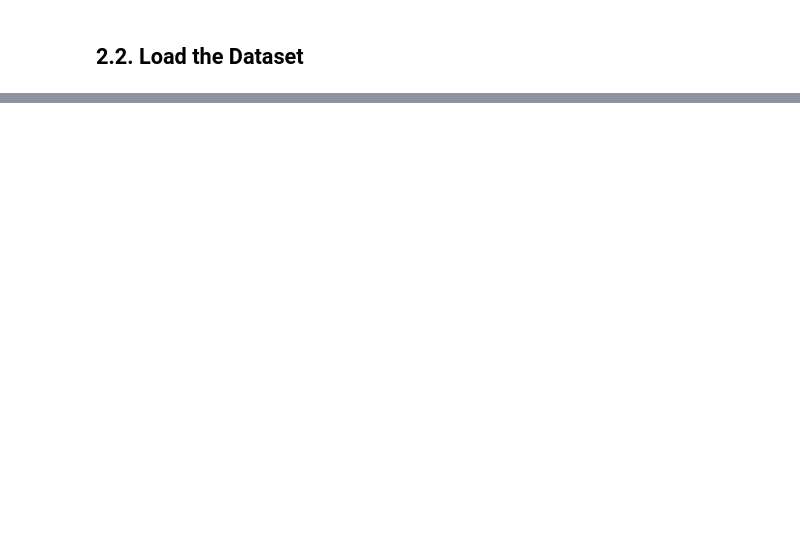
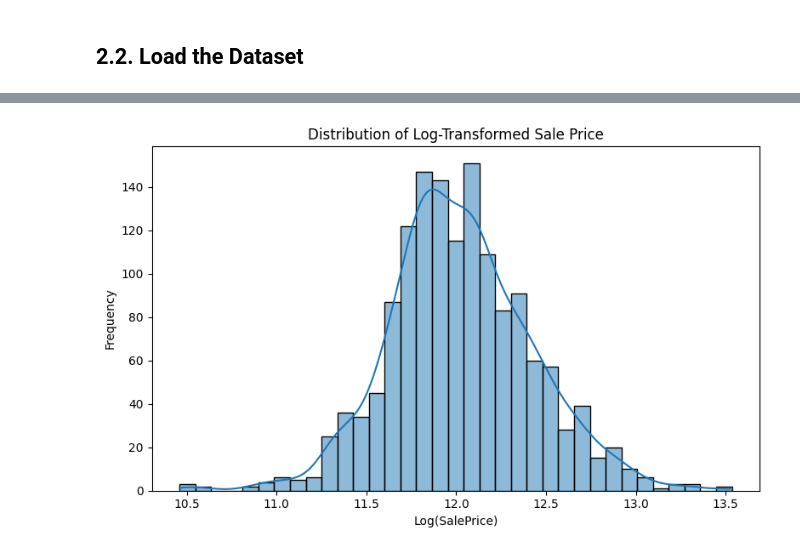
Before and after one commit to sgirabin/nyp-iti103-assignment, a Jupyter notebook: ITI103_Assignment1_IsakRabin_4466624P.ipynb, the cells around one changed output, grey strips where cells are left out. Cells and saved outputs as stored; diff of their text form; code cells hidden in the pictures; blank space fills up the shorter version.

```diff
--- a/ITI103_Assignment1_IsakRabin_4466624P.ipynb
+++ b/ITI103_Assignment1_IsakRabin_4466624P.ipynb
@@ -94,0 +400,18 @@ import seaborn as sns
+# %%
+# _Note: This transformation is shown here only for visualization. We will apply it during Step 3 (Data Preparation) before model training._
+
+plt.figure(figsize=(8, 5))
+
+# Create a temporary transformed version (without modifying the dataset)
+log_sale_price = np.log1p(sales_data['SalePrice'])
+
+# Plot log-transformed SalePrice
+sns.histplot(log_sale_price, kde=True)
+
+plt.title("Distribution of Log-Transformed Sale Price")
+plt.xlabel("Log(SalePrice)")
+plt.ylabel("Frequency")
+plt.tight_layout()
+plt.show()
+# %% [output]
+[figure, added]
```
Also changed, not shown: parts of 88 cells of this notebook.
